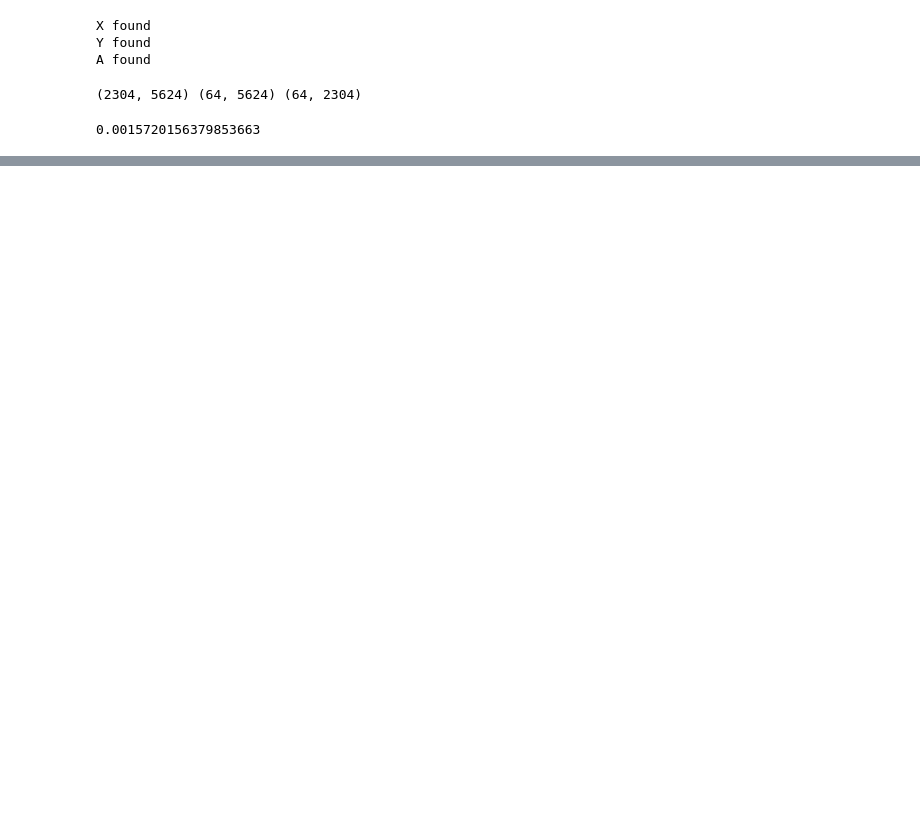
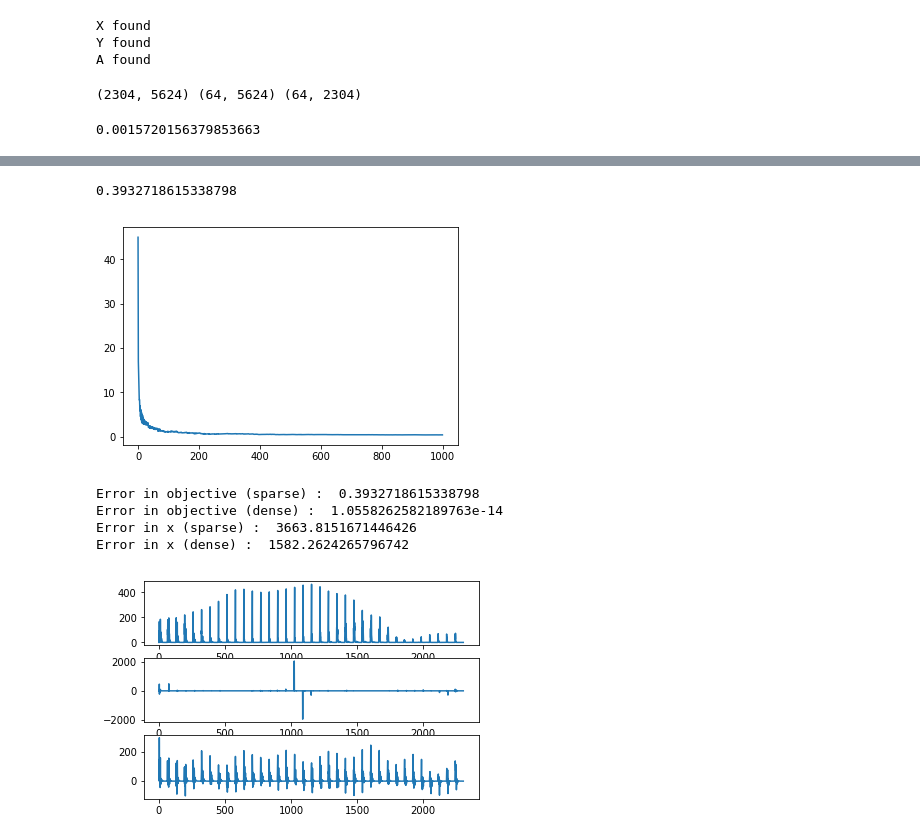
Before and after one commit to adityasinha379/Sparse-Recovery-of-Heard-Speech-Spectrogram, a Jupyter notebook: Project_as5624_vsr2119.ipynb, the cells around one changed output, grey strips where cells are left out. Saved outputs shown, nothing was run; the diff lists cells and outputs as text; code cells hidden in the pictures; blank space fills up the shorter version.

```diff
--- a/Project_as5624_vsr2119.ipynb
+++ b/Project_as5624_vsr2119.ipynb
@@ -91,0 +97,12 @@ plt.show()
+# %%
+tau = 13000
+x,v,err = FrankWolfe(A,Y_new[:,t],tau,iters=1000)
+show_result(A,Y_new,X,x,err,t)
+# %% [output]
+0.3932718615338798
+[figure, added]
+Error in objective (sparse) :  0.3932718615338798
+Error in objective (dense) :  1.0558262582189763e-14
+Error in x (sparse) :  3663.8151671446426
+Error in x (dense) :  1582.2624265796742
+[figure, added]
```
Also changed, not shown: parts of 9 cells of this notebook, 2 other files.
